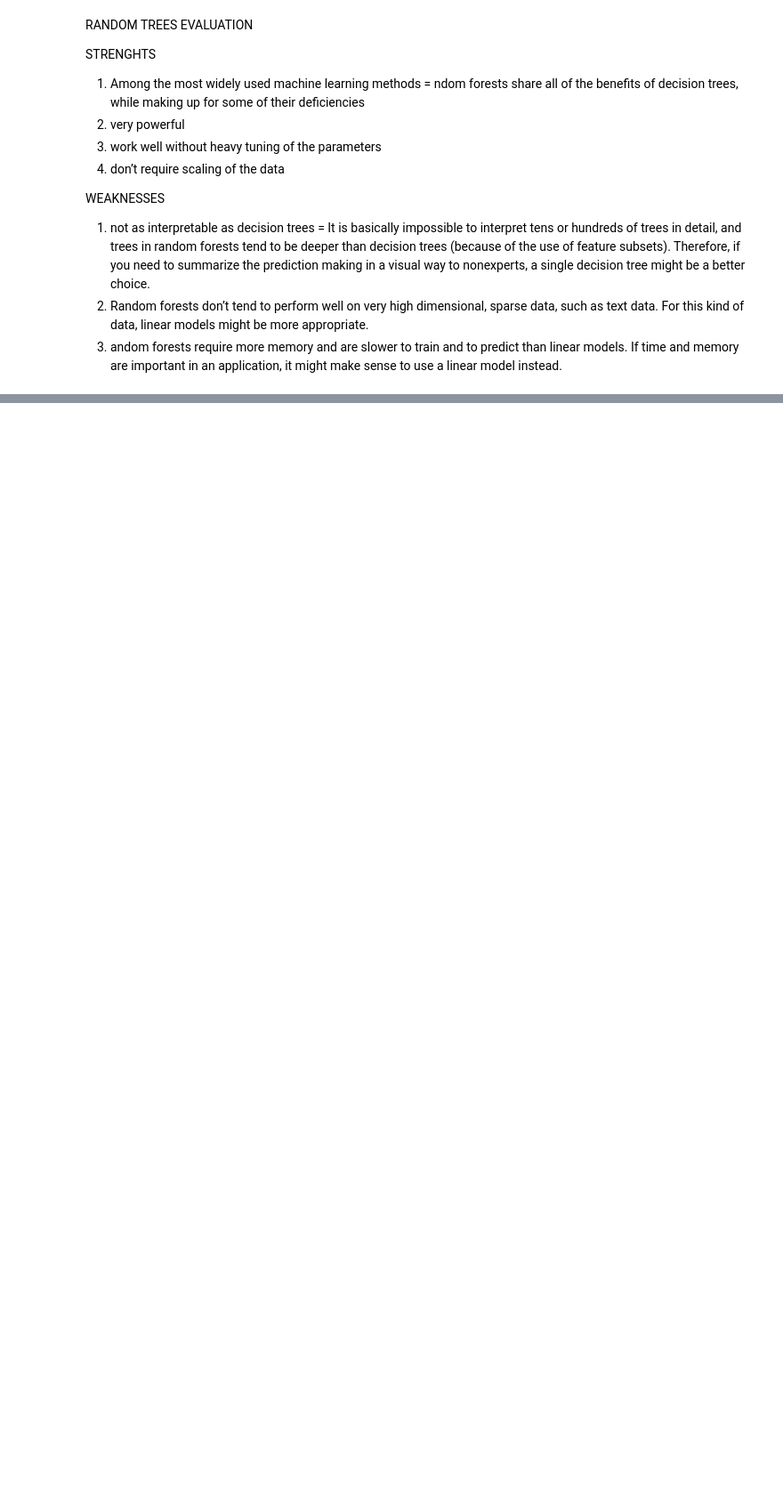
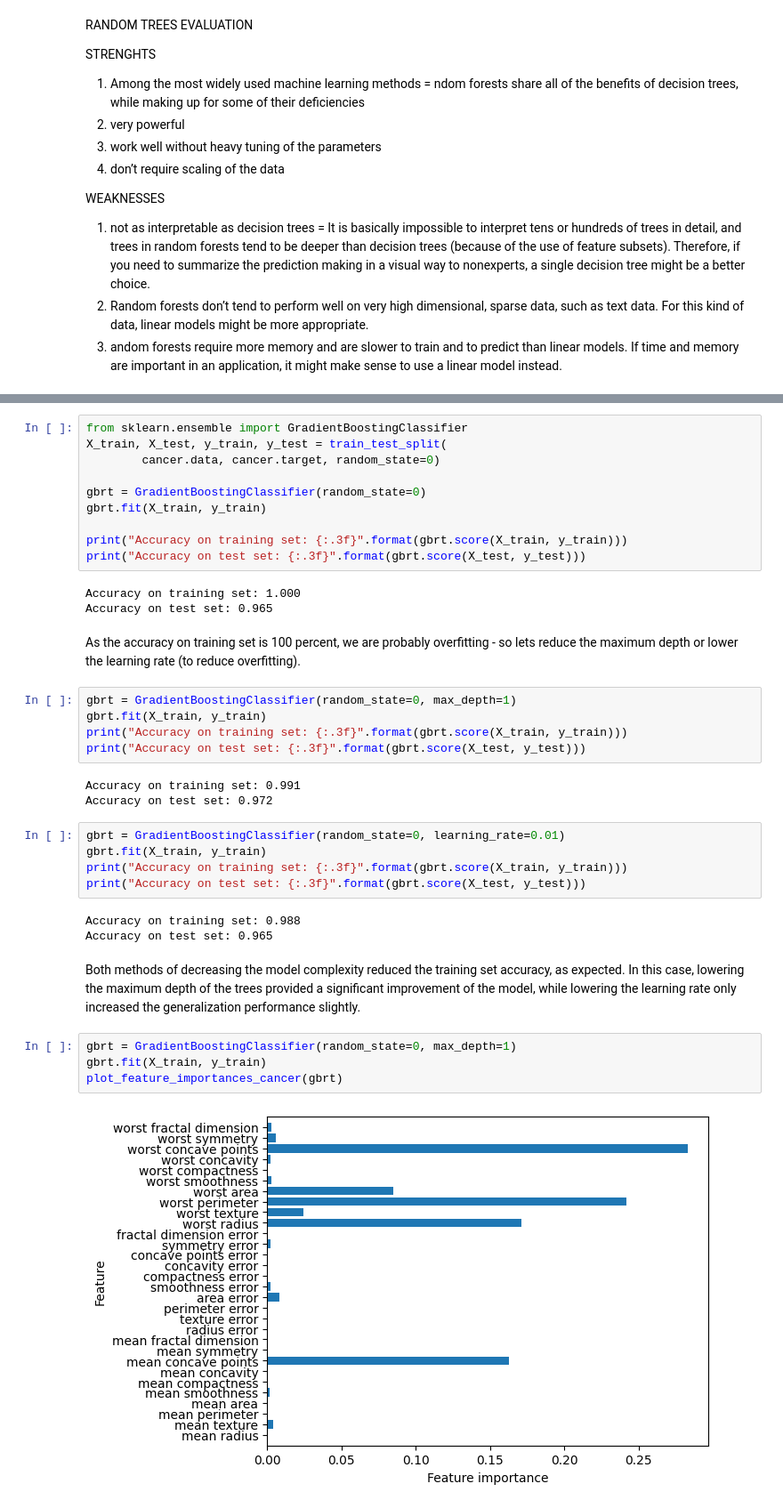
Before and after one commit to misacodes/ml_basics, a Jupyter notebook: 1_supervised_learning.ipynb, the cells around one changed output, grey strips where cells are left out. Shown at 89% size. Saved outputs shown, nothing was run; the diff lists cells and outputs as text; blank space fills up the shorter version.

```diff
--- a/1_supervised_learning.ipynb
+++ b/1_supervised_learning.ipynb
@@ -775,0 +812,39 @@ WEAKNESSES
+# %%
+from sklearn.ensemble import GradientBoostingClassifier
+X_train, X_test, y_train, y_test = train_test_split(
+        cancer.data, cancer.target, random_state=0)
+
+gbrt = GradientBoostingClassifier(random_state=0)
+gbrt.fit(X_train, y_train)
+
+print("Accuracy on training set: {:.3f}".format(gbrt.score(X_train, y_train)))
+print("Accuracy on test set: {:.3f}".format(gbrt.score(X_test, y_test)))
+# %% [output]
+Accuracy on training set: 1.000
+Accuracy on test set: 0.965
+# %% [markdown]
+As the accuracy on training set is 100 percent, we are probably overfitting - so lets reduce the maximum depth or lower the learning rate (to reduce overfitting).
+# %%
+gbrt = GradientBoostingClassifier(random_state=0, max_depth=1)
+gbrt.fit(X_train, y_train)
+print("Accuracy on training set: {:.3f}".format(gbrt.score(X_train, y_train)))
+print("Accuracy on test set: {:.3f}".format(gbrt.score(X_test, y_test)))
+# %% [output]
+Accuracy on training set: 0.991
+Accuracy on test set: 0.972
+# %%
+gbrt = GradientBoostingClassifier(random_state=0, learning_rate=0.01)
+gbrt.fit(X_train, y_train)
+print("Accuracy on training set: {:.3f}".format(gbrt.score(X_train, y_train)))
+print("Accuracy on test set: {:.3f}".format(gbrt.score(X_test, y_test)))
+# %% [output]
+Accuracy on training set: 0.988
+Accuracy on test set: 0.965
+# %% [markdown]
+Both methods of decreasing the model complexity reduced the training set accuracy, as expected. In this case, lowering the maximum depth of the trees provided a significant improvement of the model, while lowering the learning rate only increased the generalization performance slightly.
+# %%
+gbrt = GradientBoostingClassifier(random_state=0, max_depth=1)
+gbrt.fit(X_train, y_train)
+plot_feature_importances_cancer(gbrt)
+# %% [output]
+[figure, added]
```
Also changed, not shown: parts of 18 cells of this notebook.
